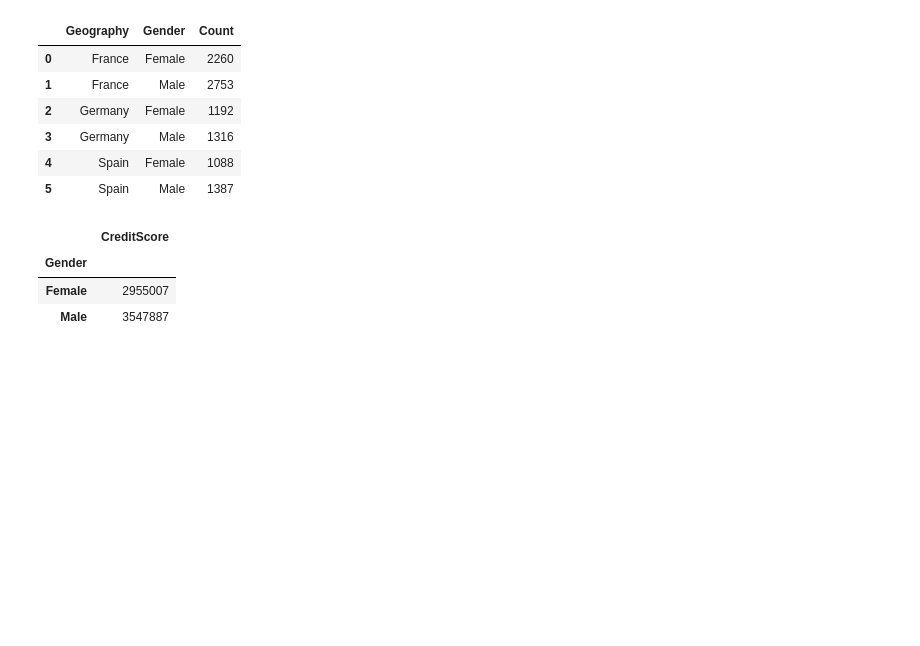
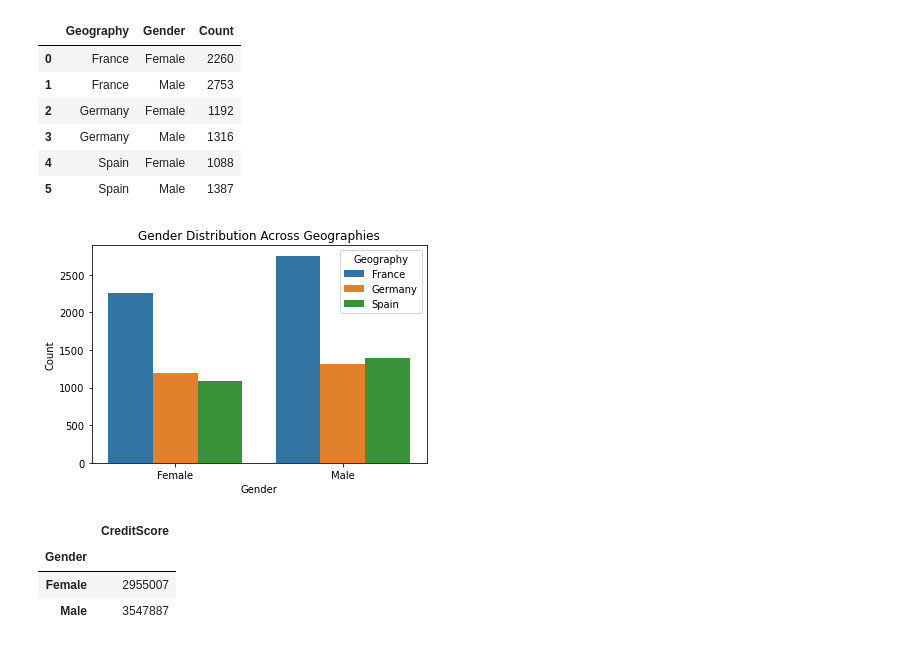
Before and after one commit to Cynthiaagina/Data-exploration, a Jupyter notebook: Python Capstone Project.ipynb, the cells around one changed output. Drawn from its saved outputs; the diff is of its cells as text; code cells hidden in the pictures; blank space fills up the shorter version.

```diff
--- a/Python Capstone Project.ipynb
+++ b/Python Capstone Project.ipynb
@@ -496,6 +478,21 @@ counts_Gender
 | 3 | Germany | Male | 1316 |
 | 4 | Spain | Female | 1088 |
 | 5 | Spain | Male | 1387 |
+# %%
+sb.barplot(
+    data=counts_Gender,
+    x='Gender',
+    y='Count',
+    hue='Geography'
+)
+
+plt.title("Gender Distribution Across Geographies")
+plt.xlabel("Gender")
+plt.ylabel("Count")
+plt.legend(title="Geography")
+plt.show()
+# %% [output]
+[figure, added]
 # %%
 Comb_df_credit = Comb_df.groupby('Gender')[['CreditScore']].sum()
 Comb_df_credit
```
Also changed, not shown: parts of 48 cells of this notebook, 4 other files.
